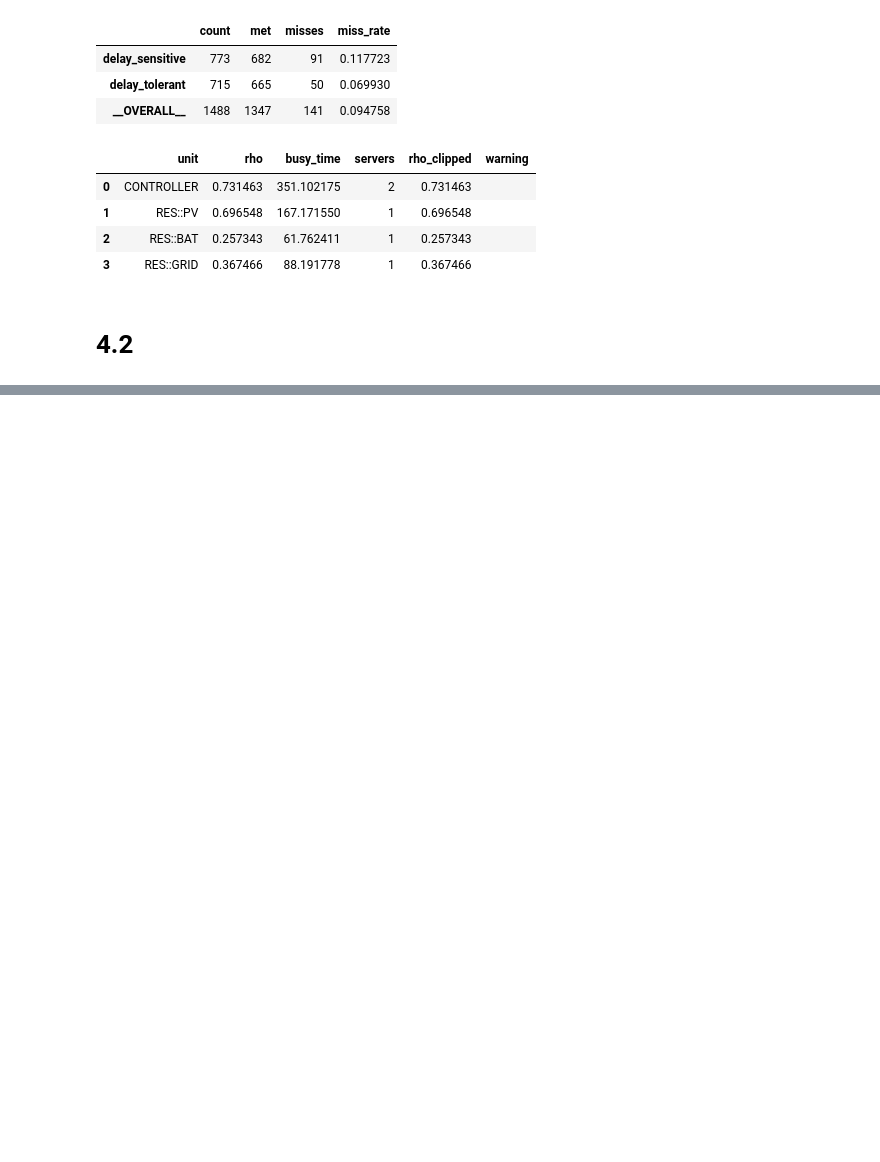
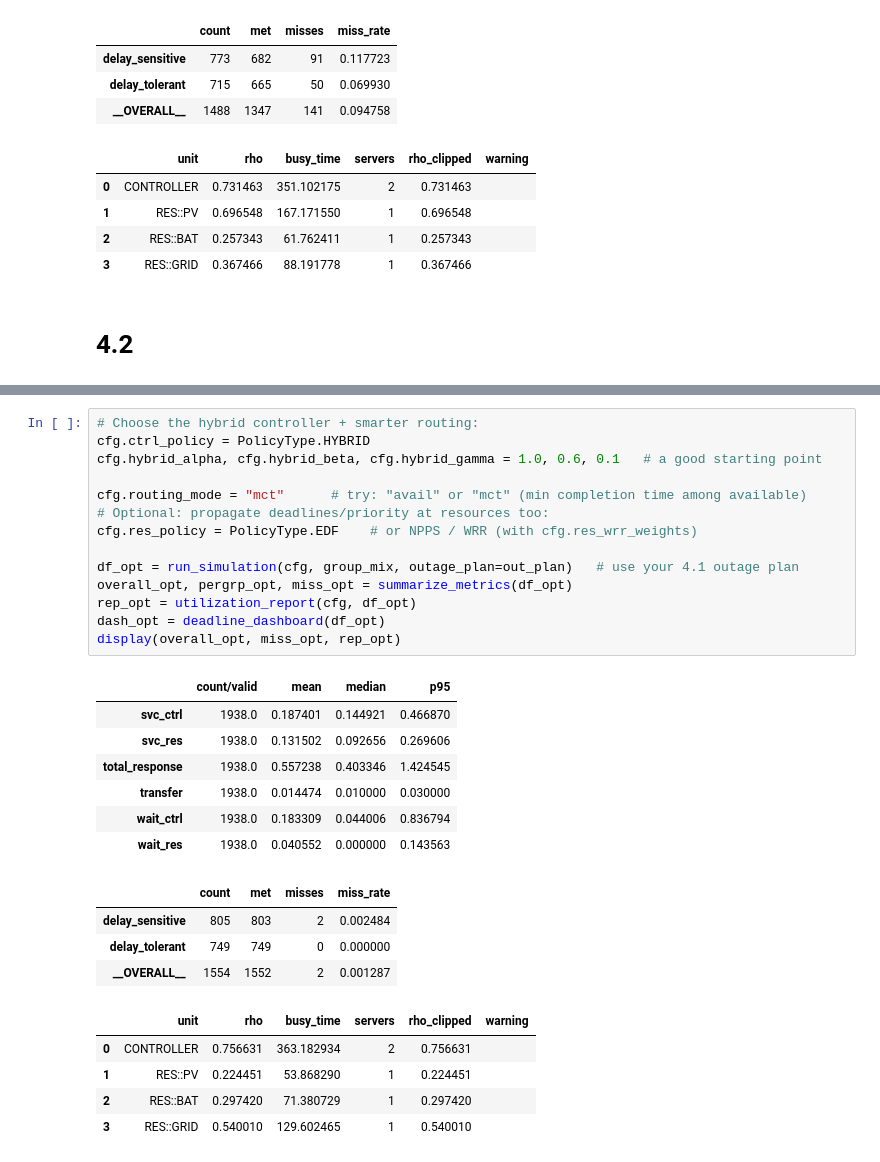
Before and after one commit to matin-mb/smartgrid-sim, a Jupyter notebook: smartgrid-sim.ipynb, the cells around one changed output, grey strips where cells are left out. Drawn from its saved outputs; the diff is of its cells as text; blank space fills up the shorter version.

```diff
--- a/smartgrid-sim.ipynb
+++ b/smartgrid-sim.ipynb
@@ -1115,0 +1432,31 @@ display(overall_out, miss_out, rep_out)
+# %%
+# Choose the hybrid controller + smarter routing:
+cfg.ctrl_policy = PolicyType.HYBRID
+cfg.hybrid_alpha, cfg.hybrid_beta, cfg.hybrid_gamma = 1.0, 0.6, 0.1   # a good starting point
+
+cfg.routing_mode = "mct"      # try: "avail" or "mct" (min completion time among available)
+# Optional: propagate deadlines/priority at resources too:
+cfg.res_policy = PolicyType.EDF    # or NPPS / WRR (with cfg.res_wrr_weights)
+
+df_opt = run_simulation(cfg, group_mix, outage_plan=out_plan)   # use your 4.1 outage plan
+overall_opt, pergrp_opt, miss_opt = summarize_metrics(df_opt)
+rep_opt = utilization_report(cfg, df_opt)
+dash_opt = deadline_dashboard(df_opt)
+display(overall_opt, miss_opt, rep_opt)
+# %% [output]
+|  | count/valid | mean | median | p95 |
+| svc_ctrl | 1938.0 | 0.187401 | 0.144921 | 0.466870 |
+| svc_res | 1938.0 | 0.131502 | 0.092656 | 0.269606 |
+| total_response | 1938.0 | 0.557238 | 0.403346 | 1.424545 |
+| transfer | 1938.0 | 0.014474 | 0.010000 | 0.030000 |
+| wait_ctrl | 1938.0 | 0.183309 | 0.044006 | 0.836794 |
+| wait_res | 1938.0 | 0.040552 | 0.000000 | 0.143563 |
+|  | count | met | misses | miss_rate |
+| delay_sensitive | 805 | 803 | 2 | 0.002484 |
+| delay_tolerant | 749 | 749 | 0 | 0.000000 |
+| __OVERALL__ | 1554 | 1552 | 2 | 0.001287 |
+|  | unit | rho | busy_time | servers | rho_clipped | warning |
+| 0 | CONTROLLER | 0.756631 | 363.182934 | 2 | 0.756631 |  |
+| 1 | RES::PV | 0.224451 | 53.868290 | 1 | 0.224451 |  |
+| 2 | RES::BAT | 0.297420 | 71.380729 | 1 | 0.297420 |  |
+| 3 | RES::GRID | 0.540010 | 129.602465 | 1 | 0.540010 |  |
```
Also changed, not shown: parts of 25 cells of this notebook.
